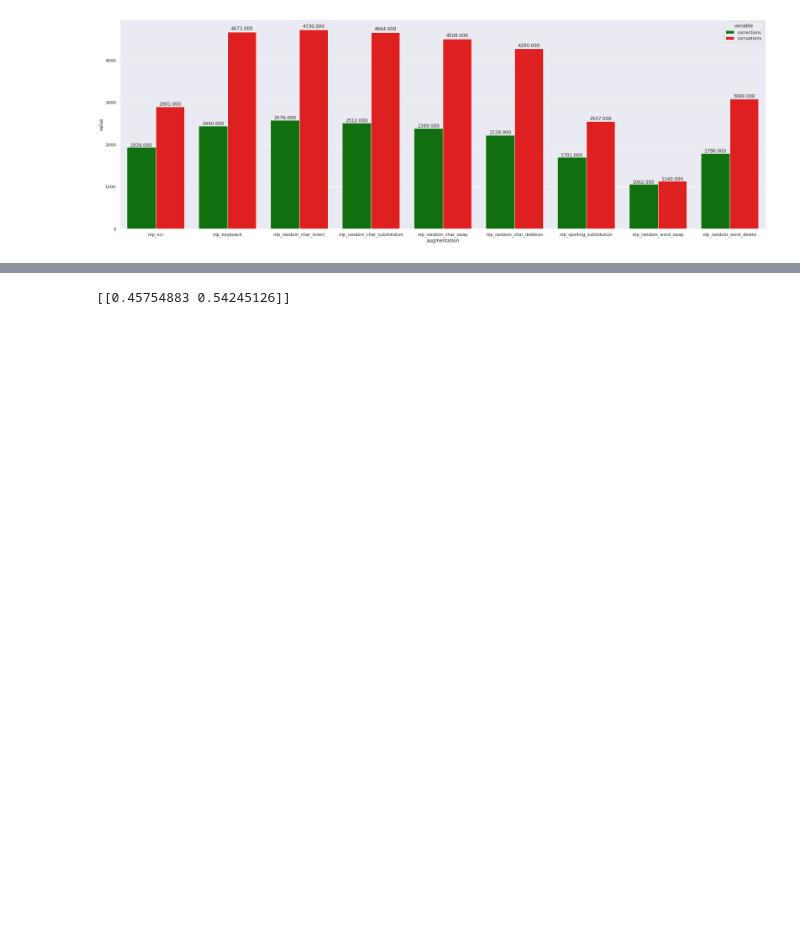
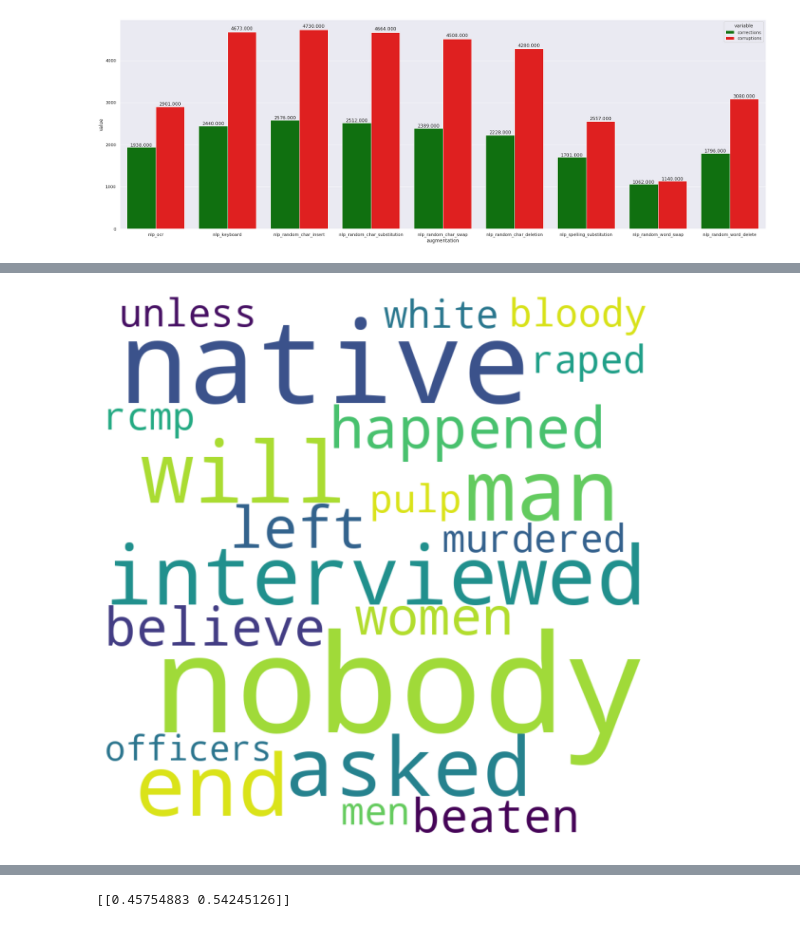
Before and after one commit to divyashan/tta_research, a Jupyter notebook: wilds_amazon_validation.ipynb, the cells around one changed output, grey strips where cells are left out. Saved outputs shown, nothing was run; the diff lists cells and outputs as text; code cells hidden in the pictures; blank space fills up the shorter version.

```diff
--- a/wilds_amazon_validation.ipynb
+++ b/wilds_amazon_validation.ipynb
@@ -899,0 +950,8 @@ Defending unborn fetuses while ignoring the health of the mother, who may not be
+# %%
+# word cloud of inputs that were mislabeled as nontoxic by BERT but corrected by augmentation
+create_word_cloud([del_10_corrections_inputs[0][i]
+                   for i in range(len(del_10_corrections_inputs[1]))
+                   if del_10_corrections_inputs[1][i] == 1]
+                 , None)
+# %% [output]
+[figure, added]
```
Also changed, not shown: parts of 33 cells of this notebook.
